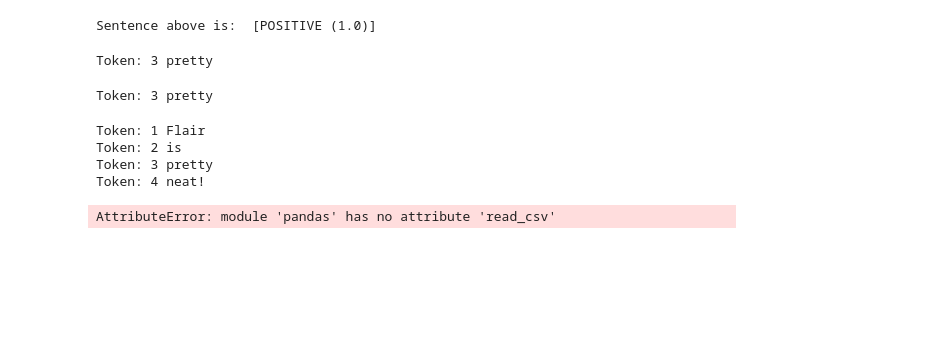
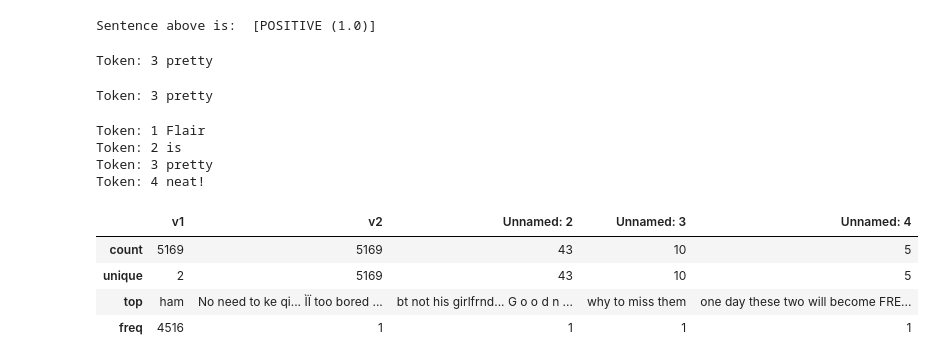
Before and after one commit to kousukekikuchi1984/LearningML, a Jupyter notebook: flair/first_example.ipynb, the cells around one changed output. Cells and saved outputs as stored; diff of their text form; code cells hidden in the pictures; blank space fills up the shorter version.

```diff
--- a/flair/first_example.ipynb
+++ b/flair/first_example.ipynb
@@ -29,6 +29,11 @@ Token: 4 neat!
 # %%
 ## commanding `kaggle datasets download -d uciml/sms-spam-collection-dataset` on kernel
 import pandas as pd
-data = pd.read_csv("./spam.csv", encoding='latin-1').sample(frac=1).drop_duplicates()
+data = pd.read_csv("spam.csv", encoding='latin-1').sample(frac=1).drop_duplicates()
+data.describe()
 # %% [output]
-AttributeError: module 'pandas' has no attribute 'read_csv'
+|  | v1 | v2 | Unnamed: 2 | Unnamed: 3 | Unnamed: 4 |
+| count | 5169 | 5169 | 43 | 10 | 5 |
+| unique | 2 | 5169 | 43 | 10 | 5 |
+| top | ham | No need to ke qi... ÌÏ too bored ... | bt not his girlfrnd... G o o d n ... | why to miss them | one day these two will become FRE... |
+| freq | 4516 | 1 | 1 | 1 | 1 |
```
Also changed, not shown: parts of 7 cells of this notebook, 1 other file.
